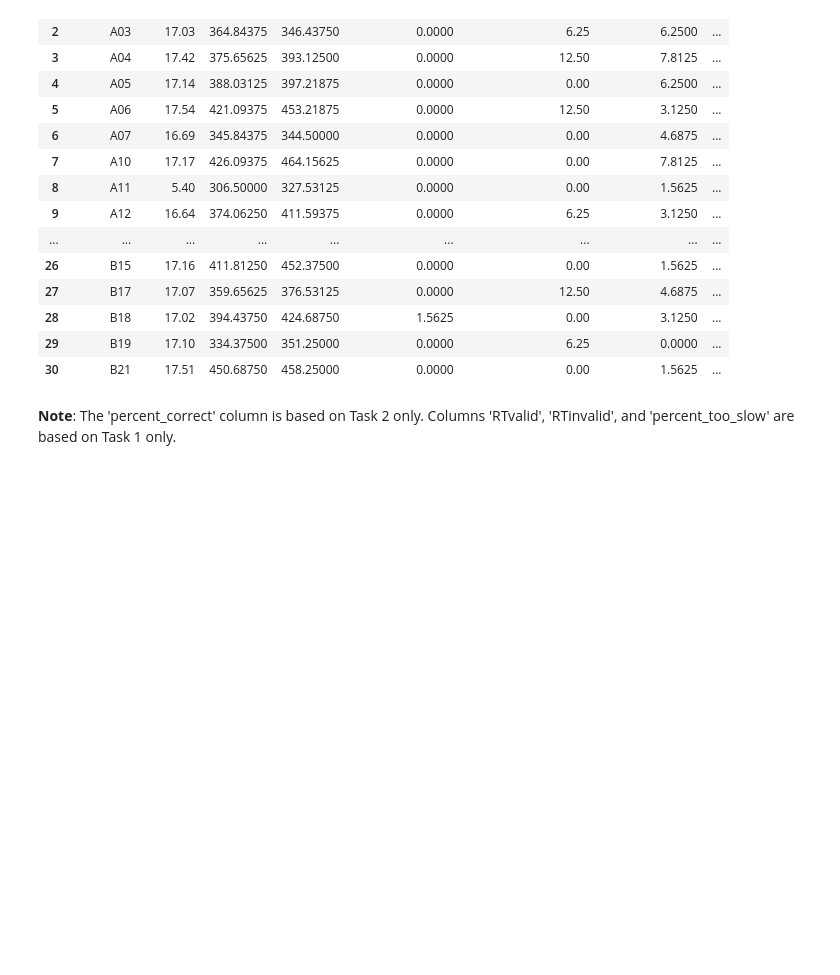
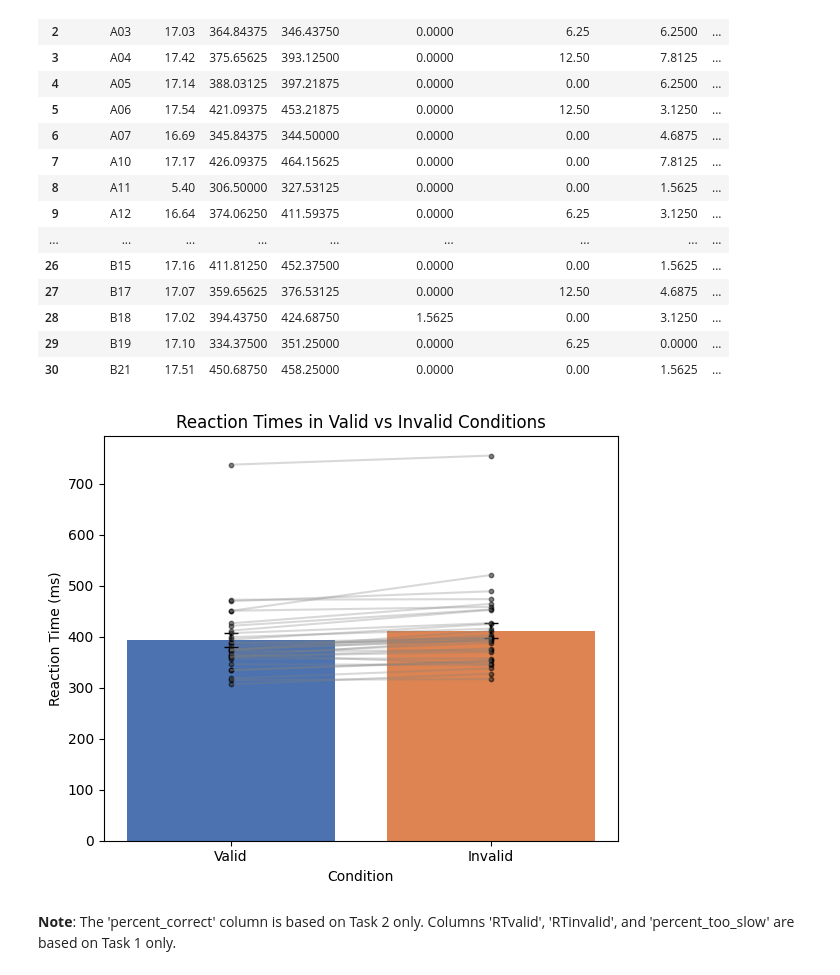
Before and after one commit to yumx100/2026-AUC_Cognitive-Psychology, a Jupyter notebook: week5_visual_masking.ipynb, the cells around one changed output. Saved outputs shown, nothing was run; the diff lists cells and outputs as text; code cells hidden in the pictures; blank space fills up the shorter version.

```diff
--- a/week5_visual_masking.ipynb
+++ b/week5_visual_masking.ipynb
@@ -48,6 +48,55 @@ df
 | 28 | B18 | 17.02 | 394.43750 | 424.68750 | 1.5625 | 0.00 | 3.1250 | ... |
 | 29 | B19 | 17.10 | 334.37500 | 351.25000 | 0.0000 | 6.25 | 0.0000 | ... |
 | 30 | B21 | 17.51 | 450.68750 | 458.25000 | 0.0000 | 0.00 | 1.5625 | ... |
+# %%
+import numpy as np
+import matplotlib.pyplot as plt
+
+# Extract data
+valid = df['RTvalid']
+invalid = df['RTinvalid']
+
+# Means
+mean_valid = np.mean(valid)
+mean_invalid = np.mean(invalid)
+
+# Standard Error (SEM)
+sem_valid = np.std(valid, ddof=1) / np.sqrt(len(valid))
+sem_invalid = np.std(invalid, ddof=1) / np.sqrt(len(invalid))
+
+# Plot
+plt.figure(figsize=(6,5))
+
+conditions = ['Valid', 'Invalid']
+means = [mean_valid, mean_invalid]
+errors = [sem_valid, sem_invalid]
+
+plt.bar(conditions, means, yerr=errors, capsize=5,
+        color=['#4C72B0', '#DD8452'])
+
+for i in range(len(df)):
+    plt.plot(['Valid', 'Invalid'],
+             [valid.iloc[i], invalid.iloc[i]],
+             color='gray', alpha=0.3)
+
+    plt.scatter(['Valid', 'Invalid'],
+                [valid.iloc[i], invalid.iloc[i]],
+                color='black', s=10, alpha=0.5)
+
+# Labels
+plt.ylabel('Reaction Time (ms)')
+plt.xlabel('Condition')
+plt.title('Reaction Times in Valid vs Invalid Conditions')
+
+# Optional: cleaner look
+plt.tight_layout()
+
+# Save figure (important for report)
+plt.savefig('figure1_RT.png', dpi=300)
+
+plt.show()
+# %% [output]
+[figure, added]
 # %% [markdown]
 **Note**: The 'percent_correct' column is based on Task 2 only. Columns 'RTvalid', 'RTinvalid', and 'percent_too_slow' are based on Task 1 only.
 # %% [markdown]
```
